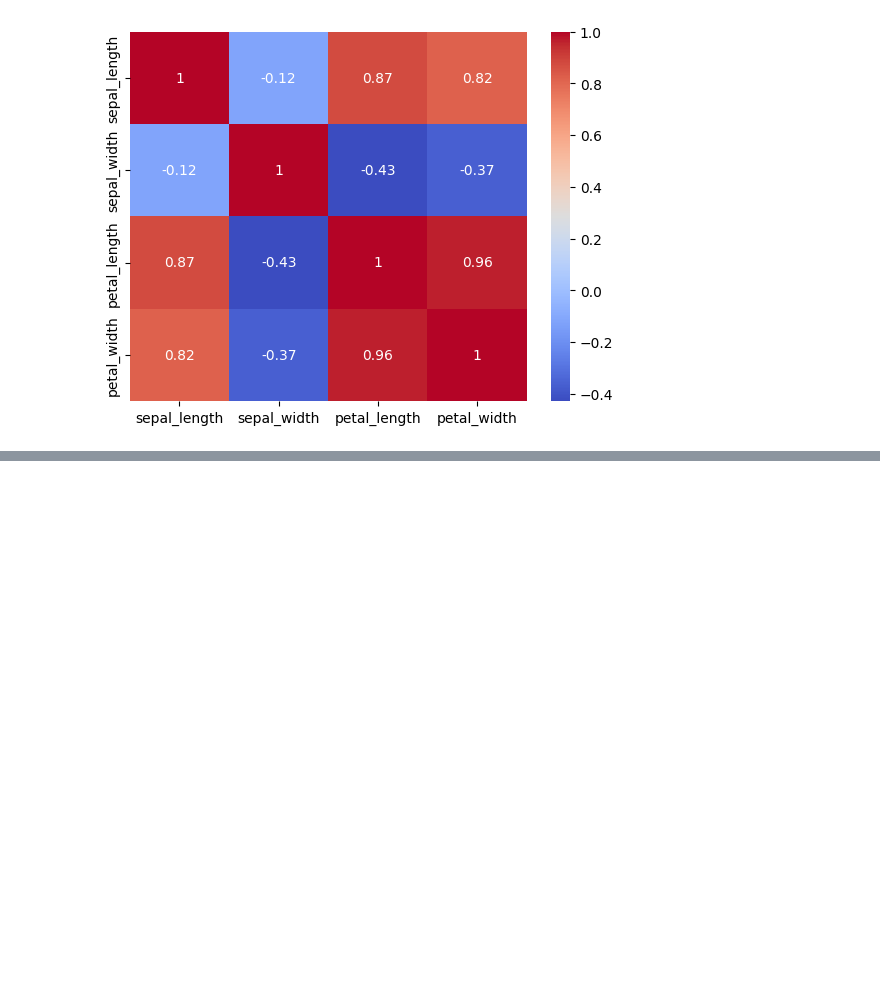
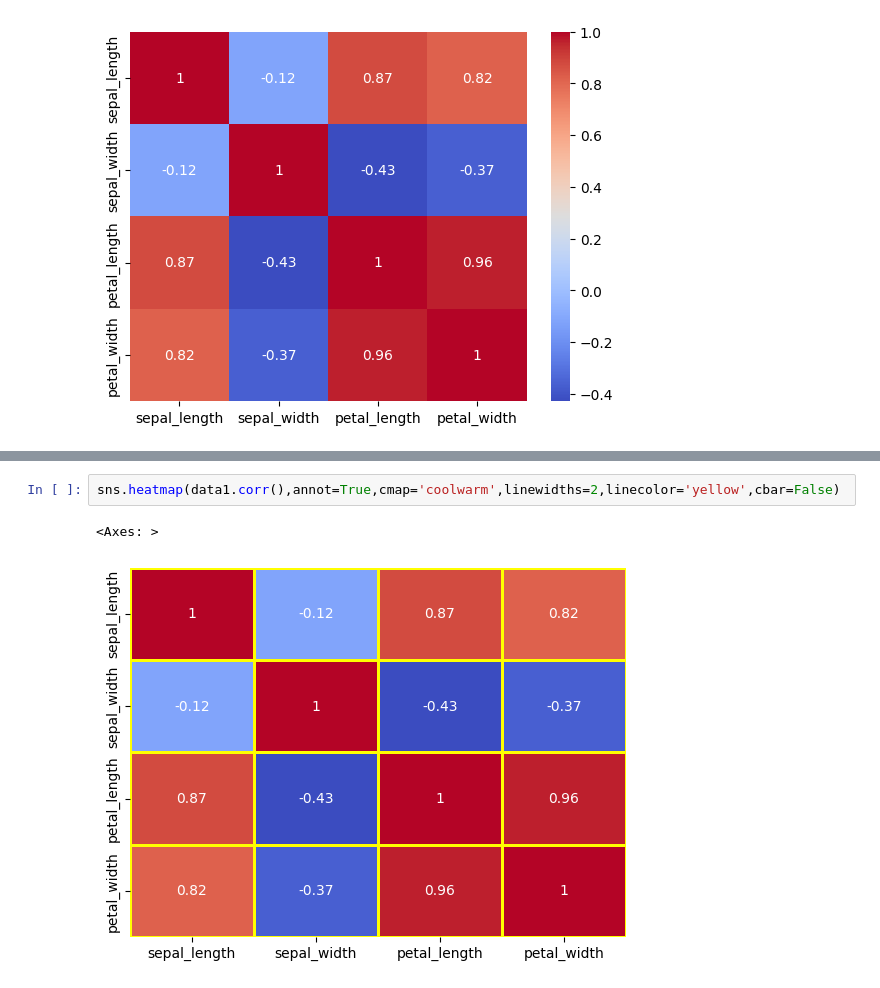
Before and after one commit to iamabirakash/Python, a Jupyter notebook: seabornGraphs.ipynb, the cells around one changed output, grey strips where cells are left out. Drawn from its saved outputs; the diff is of its cells as text; blank space fills up the shorter version.

```diff
--- a/seabornGraphs.ipynb
+++ b/seabornGraphs.ipynb
@@ -38,0 +46,5 @@ sns.heatmap(data1.corr(),annot=True,cmap='coolwarm')
+# %%
+sns.heatmap(data1.corr(),annot=True,cmap='coolwarm',linewidths=2,linecolor='yellow',cbar=False)
+# %% [output]
+<Axes: >
+[figure, added]
```
Also changed, not shown: parts of 2 cells of this notebook.
